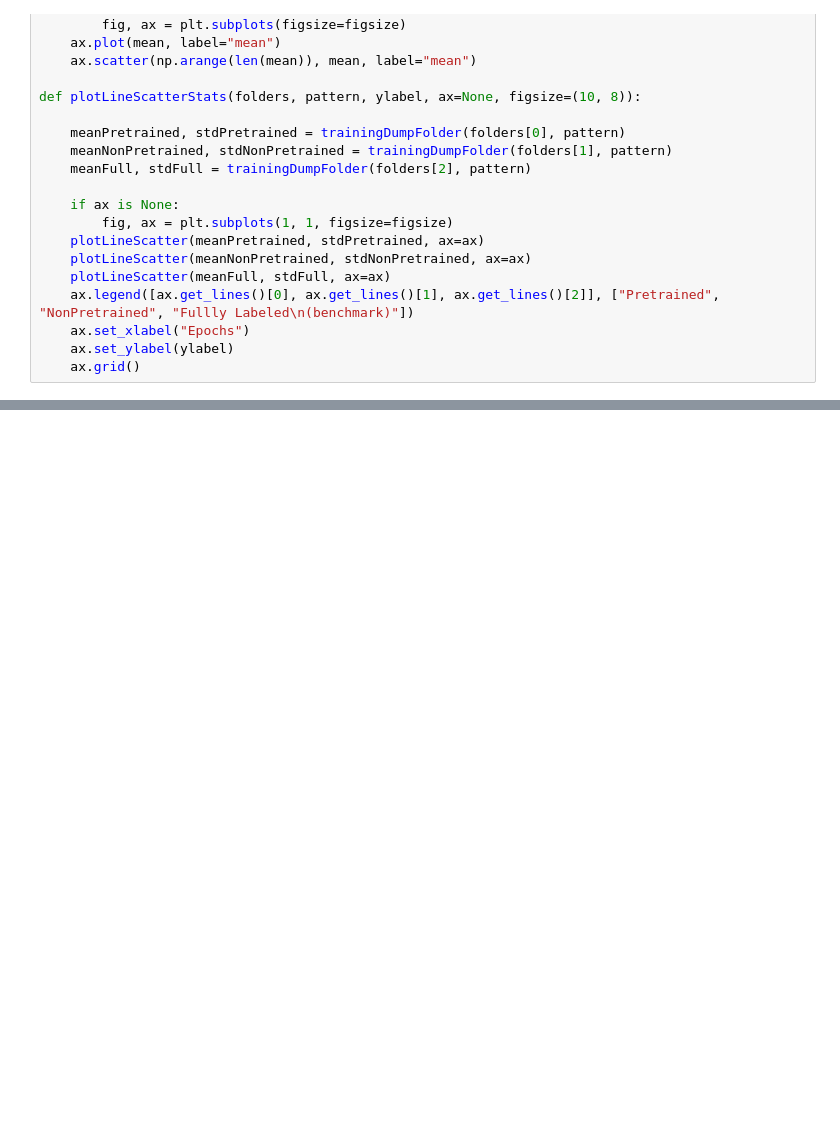
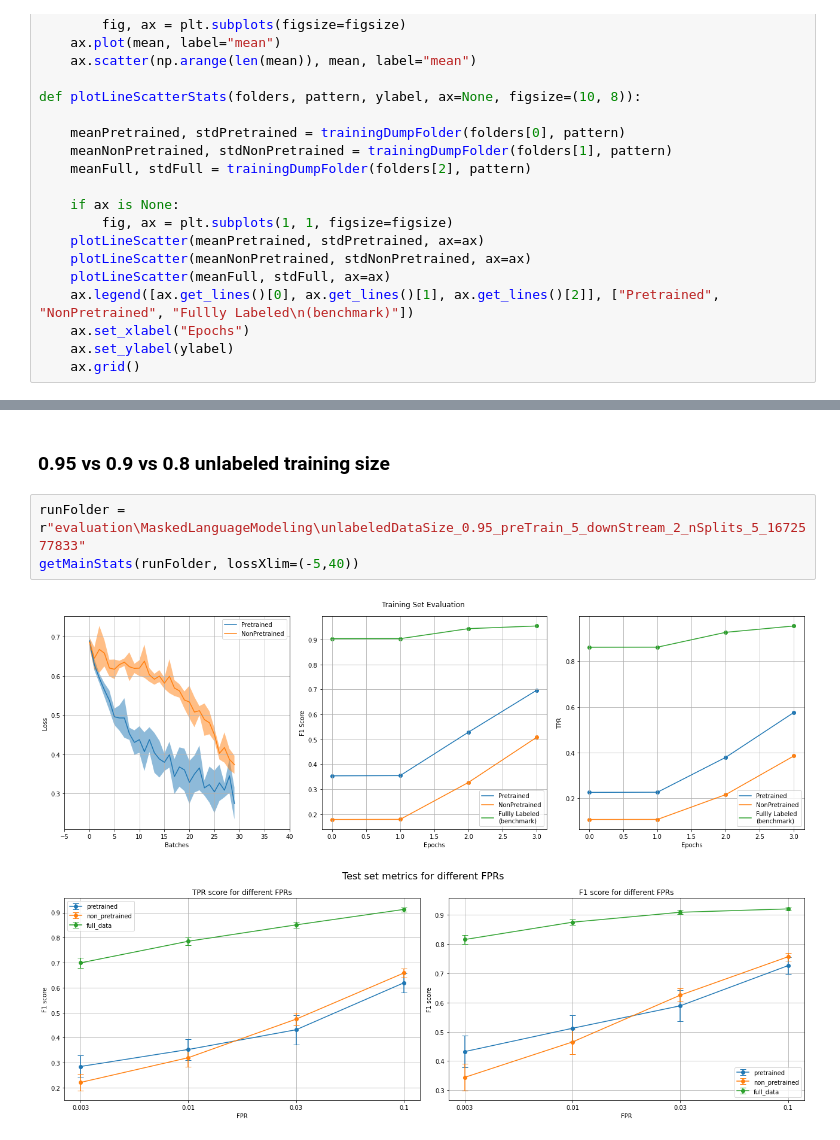
Before and after one commit to dtrizna/nebula, a Jupyter notebook: _speakeasyMaskedLanguageModelingResults.ipynb, the cells around one changed output, grey strips where cells are left out. Drawn from its saved outputs; the diff is of its cells as text; blank space fills up the shorter version.

```diff
--- a/_speakeasyMaskedLanguageModelingResults.ipynb
+++ b/_speakeasyMaskedLanguageModelingResults.ipynb
@@ -113,2 +115,10 @@ def getMainStats(runFolder):
     fig.savefig(os.path.join(outPlotDir, f"{outPlotPrefix}_testSetStats.png"), dpi=300)
+# %% [markdown]
+### 0.95 vs 0.9 vs 0.8 unlabeled training size
+# %%
+runFolder = r"evaluation\MaskedLanguageModeling\unlabeledDataSize_0.95_preTrain_5_downStream_2_nSplits_5_1672577833"
+getMainStats(runFolder, lossXlim=(-5,40))
+# %% [output]
+[figure, added]
+[figure, added]
 # %%
```
Also changed, not shown: parts of 12 cells of this notebook, 1 other file.
